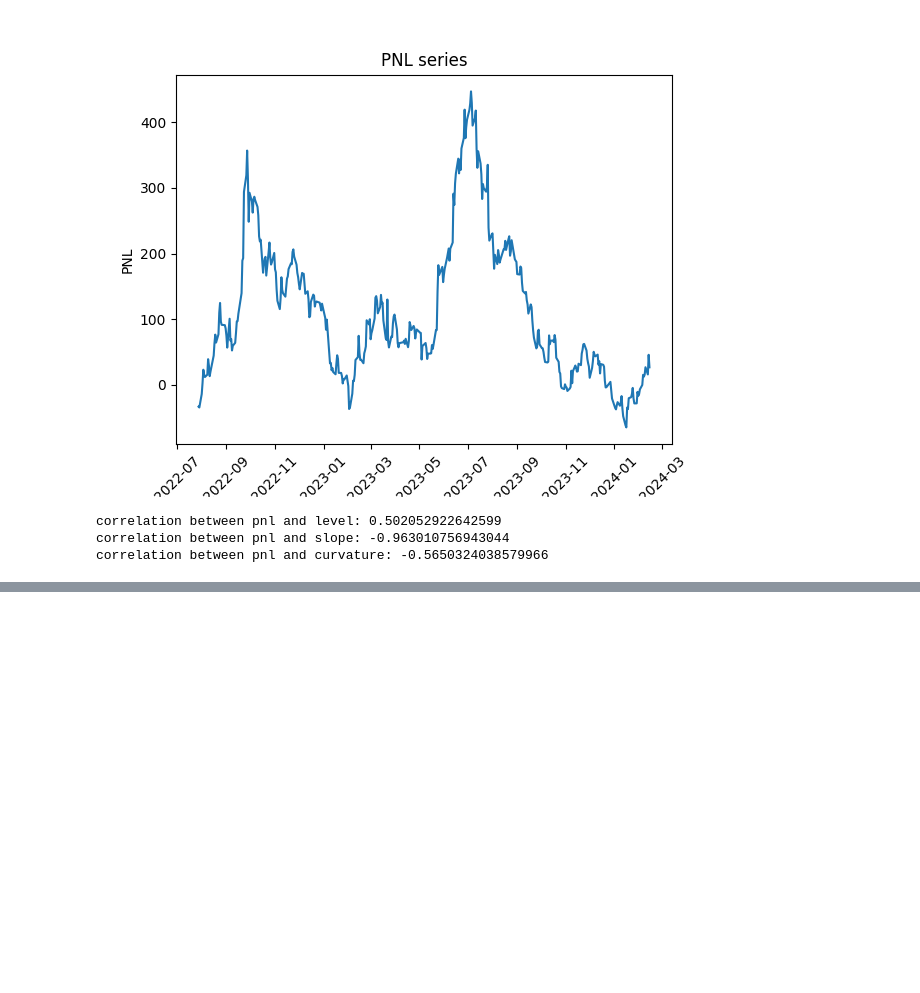
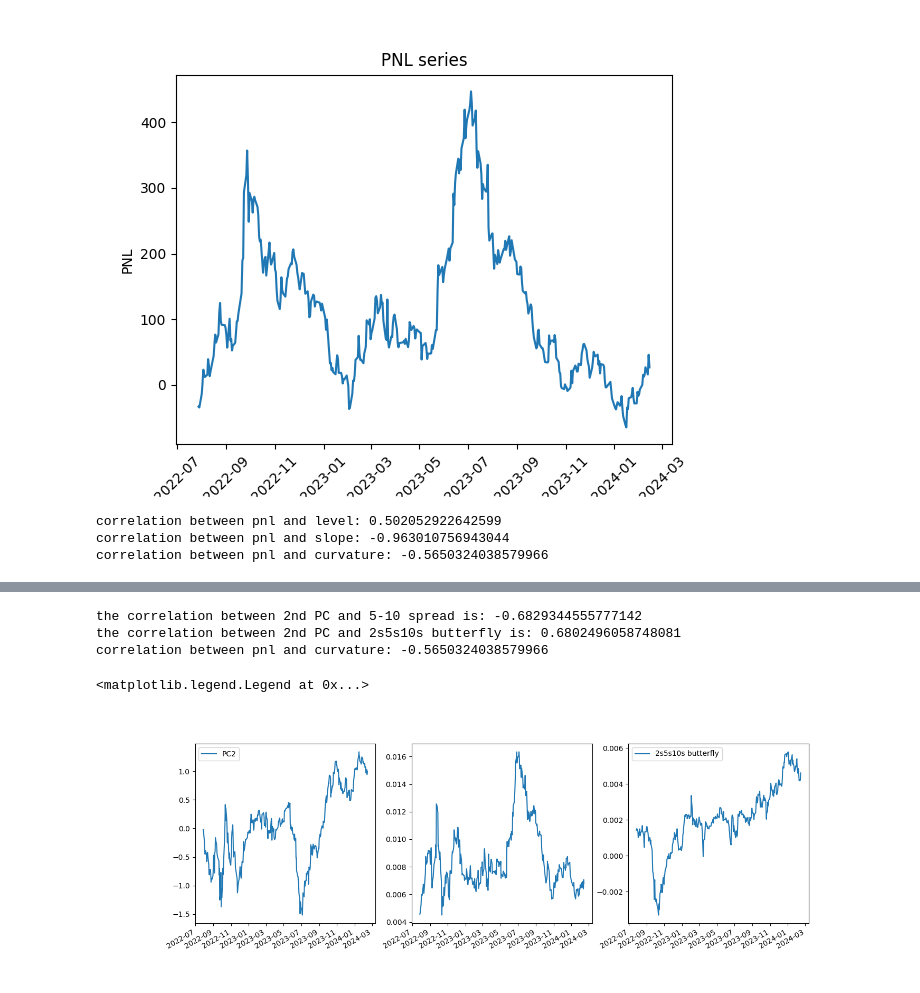
Before and after one commit to QizheCui/PCA_Butterfly_Trading_Strategy, a Jupyter notebook: LiborVersion/PCA_Trade_Libor.ipynb, the cells around one changed output, grey strips where cells are left out. Saved outputs shown, nothing was run; the diff lists cells and outputs as text; code cells hidden in the pictures; blank space fills up the shorter version.

```diff
--- a/LiborVersion/PCA_Trade_Libor.ipynb
+++ b/LiborVersion/PCA_Trade_Libor.ipynb
@@ -376,0 +409,24 @@ correlation between pnl and curvature: -0.5650324038579966
+# %%
+# plot the 2nd PC with 5-10 spread and 2s5s10s butterfly
+PC2 = post_trade_scales.dot(eigenvectors[:,1])
+spread_5_10 = df_yield[10] - df_yield[2] # 10y yield - 5y yield
+print(f"the correlation between 2nd PC and 5-10 spread is: {np.corrcoef(PC2, -spread_5_10[post_trade_dates])[0][1]}")
+plt.figure(figsize=(15,5))
+plt.subplot(1,3,1)
+plt.plot(post_trade_dates,PC2, label='PC2')
+plt.legend()
+plt.subplot(1,3,2)
+plt.plot(post_trade_dates,-spread_5_10[post_trade_dates], label='5-10 spread')
+plt.subplot(1,3,3)
+curvature1 = df_yield[2] - 2*df_yield[5] + df_yield[10] # 2s5s10s butterfly
+print(f"the correlation between 2nd PC and 2s5s10s butterfly is: {np.corrcoef(PC2, curvature1[post_trade_dates])[0][1]}")
+print(f"correlation between pnl and curvature: {np.corrcoef(pnl_series, curvature1[post_trade_dates])[0][1]}")
+plt.plot(post_trade_dates,curvature1[post_trade_dates], label='2s5s10s butterfly')
+plt.gcf().autofmt_xdate()
+plt.legend()
+# %% [output]
+the correlation between 2nd PC and 5-10 spread is: -0.6829344555777142
+the correlation between 2nd PC and 2s5s10s butterfly is: 0.6802496058748081
+correlation between pnl and curvature: -0.5650324038579966
+<matplotlib.legend.Legend at 0x...>
+[figure, added]
```
Also changed, not shown: parts of 11 cells of this notebook.
